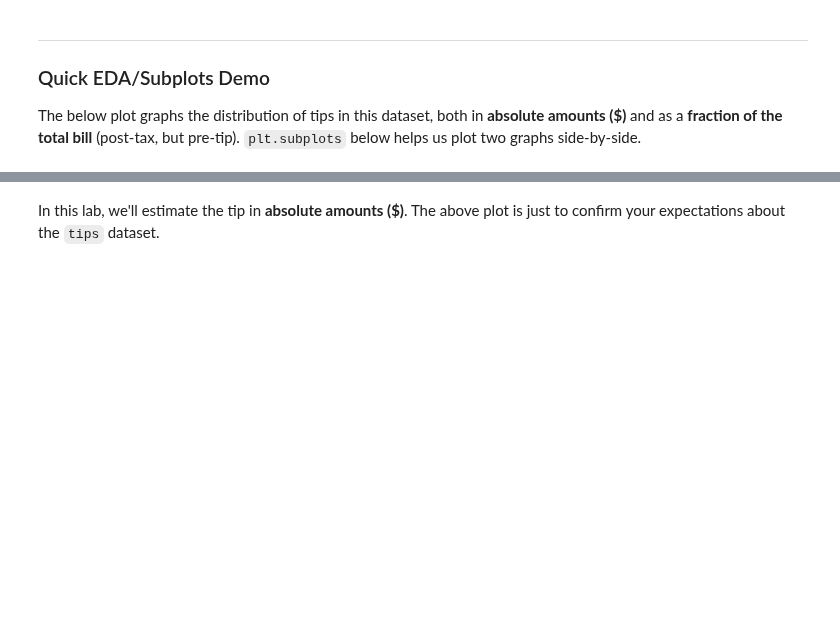
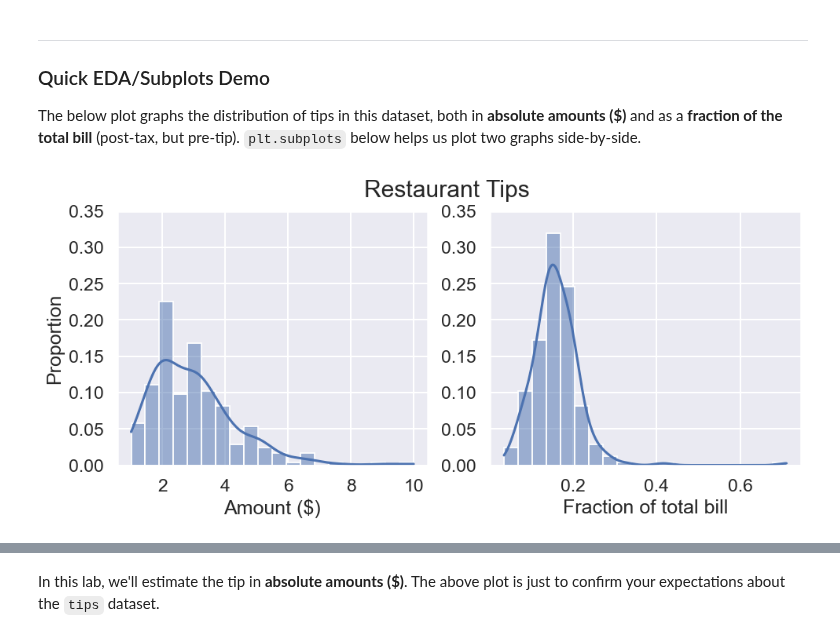
Before and after one commit to ac0033/sp25-student, a Jupyter notebook: lab/lab05/lab05.ipynb, the cells around one changed output, grey strips where cells are left out. Drawn from its saved outputs; the diff is of its cells as text; code cells hidden in the pictures; blank space fills up the shorter version.

```diff
--- a/lab/lab05/lab05.ipynb
+++ b/lab/lab05/lab05.ipynb
@@ -65,7 +69,7 @@ import seaborn as sns
 import matplotlib.pyplot as plt
 
 plt.style.use('fivethirtyeight')
-sns.set()
+sns.set_theme()
 sns.set_context("talk")
 # %%
 # Just run this cell
@@ -80,12 +91,14 @@ The below plot graphs the distribution of tips in this dataset, both in **absolu
 # %%
 # Run this cell to generate the plot; no further action needed.
 fig, ax = plt.subplots(ncols=2, figsize=(10, 4))
-sns.histplot(tips['tip'], bins=20, stat="proportion", ax=ax[0])
-sns.histplot(tips['tip']/tips['total_bill'], bins=20, stat="proportion", ax=ax[1])
+sns.histplot(tips['tip'], bins=20, stat="proportion", kde=True, ax=ax[0])
+sns.histplot(tips['tip']/tips['total_bill'], bins=20, stat="proportion", kde=True, ax=ax[1])
 ax[0].set_xlabel("Amount ($)")
 ax[1].set_xlabel("Fraction of total bill")
 ax[0].set_ylim((0, 0.35))
 ax[1].set_ylim((0, 0.35))
 ax[1].set_ylabel("") # for cleaner visualization
 fig.suptitle("Restaurant Tips")
 plt.show()
+# %% [output]
+[figure, added]
```
Also changed, not shown: parts of 52 cells of this notebook, 1 other file.
